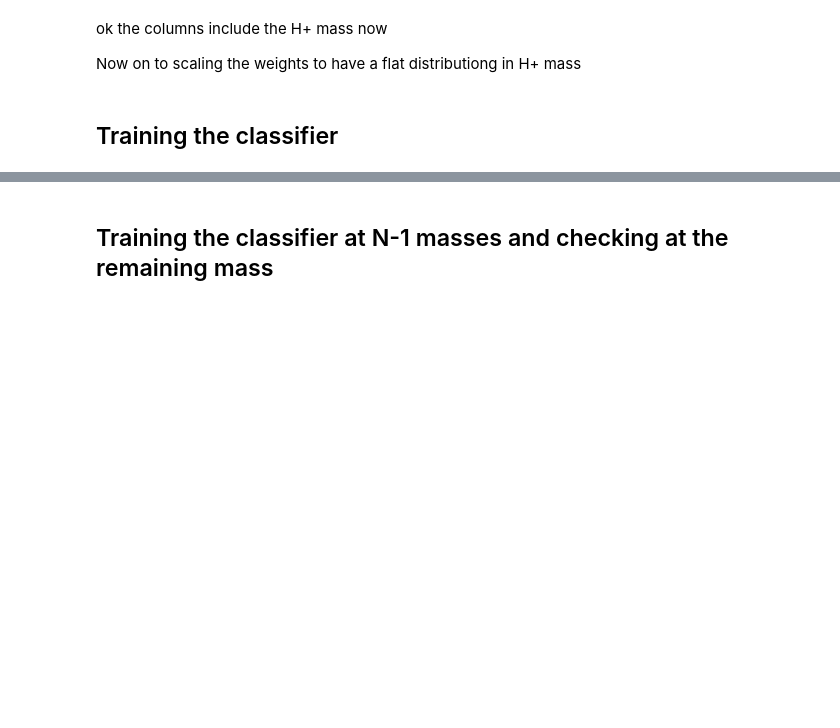
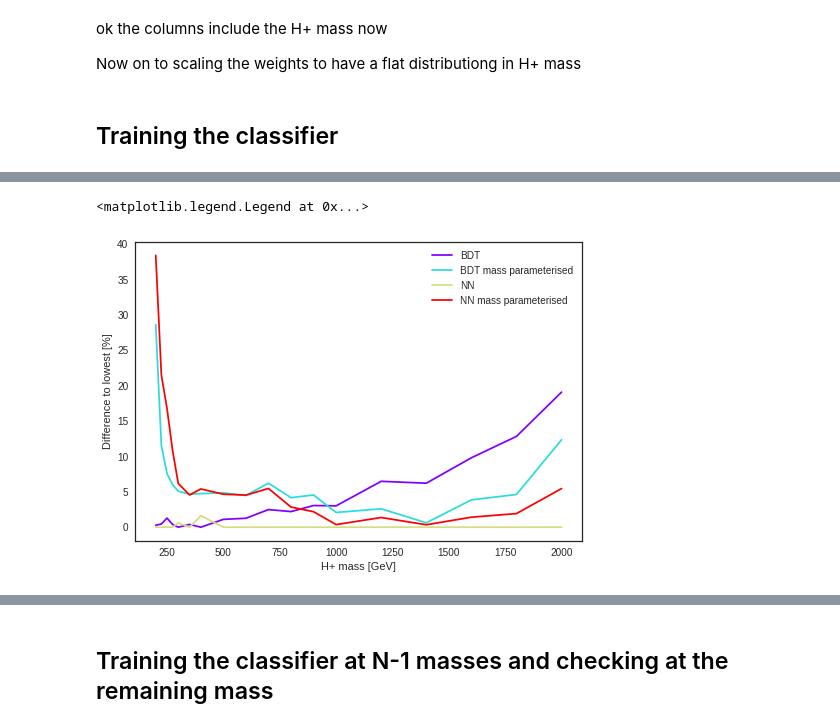
Before and after one commit to asalvadorsalas/HplusML, a Jupyter notebook: MassParameterisedNN.ipynb, the cells around one changed output, grey strips where cells are left out. Drawn from its saved outputs; the diff is of its cells as text; code cells hidden in the pictures; blank space fills up the shorter version.

```diff
--- a/MassParameterisedNN.ipynb
+++ b/MassParameterisedNN.ipynb
@@ -316,0 +378,23 @@ Saving plot as  validationcurve_GradientBoostingClassifier_massparBDT800_max_dep
+# %%
+ratiobdt=[]
+ratiobdtmassparam=[]
+rationn=[]
+rationnmassparam=[]
+for i in range(len(hpmasses)):
+  mn=min(bdt[i],bdtmassparam[i],nn[i],nnmassparam[i])
+  ratiobdt.append((bdt[i]-mn)/mn*100)
+  ratiobdtmassparam.append((bdtmassparam[i]-mn)/mn*100)
+  rationn.append((nn[i]-mn)/mn*100)
+  rationnmassparam.append((nnmassparam[i]-mn)/mn*100)
+
+color=iter(plt.cm.rainbow(np.linspace(0,1,4)))
+plt.plot(hpmasses, ratiobdt, color=next(color), label="BDT")
+plt.plot(hpmasses, ratiobdtmassparam, color=next(color), label="BDT mass parameterised")
+plt.plot(hpmasses, rationn, color=next(color), label="NN")
+plt.plot(hpmasses, rationnmassparam, color=next(color), label="NN mass parameterised")
+plt.ylabel("Difference to lowest [%]")
+plt.xlabel("H+ mass [GeV]")
+plt.legend()
+# %% [output]
+<matplotlib.legend.Legend at 0x...>
+[figure, added]
```
Also changed, not shown: parts of 40 cells of this notebook.
